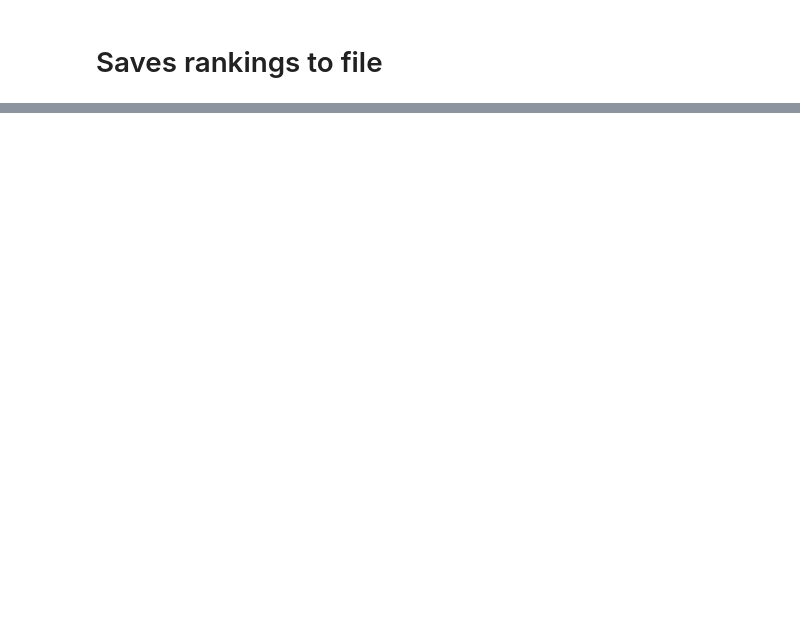
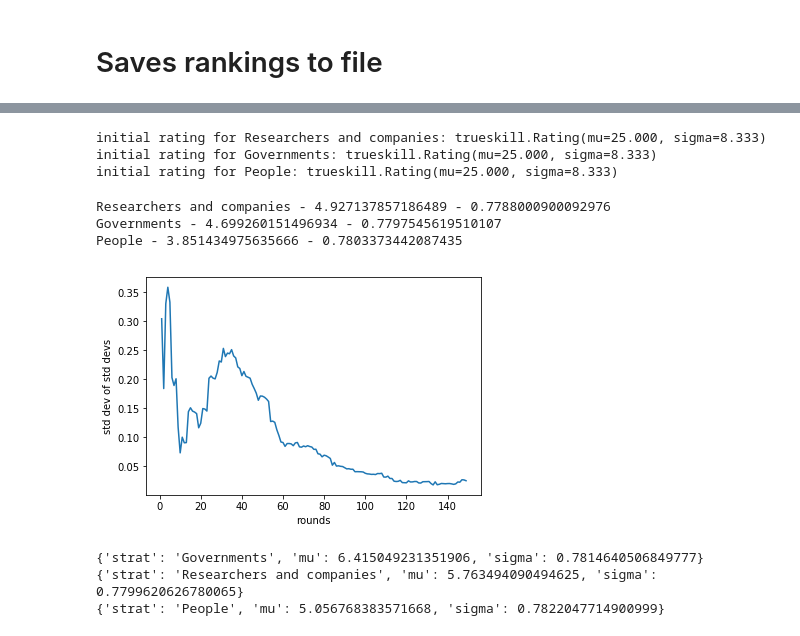
Before and after one commit to caluap/HCIN600-P2-Data_analysis, a Jupyter notebook: ratings.ipynb, the cells around one changed output, grey strips where cells are left out. Saved outputs shown, nothing was run; the diff lists cells and outputs as text; code cells hidden in the pictures; blank space fills up the shorter version.

Commit message:
creates the ranking per actor as well as the general one

```diff
--- a/ratings.ipynb
+++ b/ratings.ipynb
@@ -191,3 +185,5 @@ for i in range(400):
+# %%
+p_list, stdevs = shuffle(matches, len(ref), 150)
 # %%
 import matplotlib.pyplot as plt
 
@@ -246,0 +269,19 @@ with open('rankings.json', 'w') as outfile:
+# %%
+actor_players = []
+
+for i in range(len(ref_actors)):
+  p = trueskill.Rating()
+  print(f"initial rating for {ref_actors[i]}: {p}")
+  actor_players.append(p)
+# %% [output]
+initial rating for Researchers and companies: trueskill.Rating(mu=25.000, sigma=8.333)
+initial rating for Governments: trueskill.Rating(mu=25.000, sigma=8.333)
+initial rating for People: trueskill.Rating(mu=25.000, sigma=8.333)
+# %%
+# creates a list of “translated” matches
+
+translated_matches = []
+for i in range(len(matches)):
+  p0_i = ref_actors.index(actor_translation[ref[matches[i][0]]])
+  p1_i = ref_actors.index(actor_translation[ref[matches[i][1]]])
+  translated_matches.append([p0_i,p1_i])
@@ -246,0 +294,44 @@ with open('rankings.json', 'w') as outfile:
+# %%
+for i in range(len(ref_actors)):
+  print(f"{ref_actors[i]} - {actor_players[i].mu} - {actor_players[i].sigma}")
+# %% [output]
+Researchers and companies - 4.927137857186489 - 0.7788000900092976
+Governments - 4.699260151496934 - 0.7797545619510107
+People - 3.851434975635666 - 0.7803373442087435
+# %%
+p_list_actors, stdevs_actors = shuffle(translated_matches, len(actor_players), 150)
+# %%
+plt.plot(stdevs_actors[0],stdevs_actors[1])
+plt.ylabel('std dev of std devs')
+plt.xlabel('rounds')
+plt.show()
+# %% [output]
+[figure, added]
+# %%
+avg_mus_actors = []
+avg_sigmas_actors = []
+
+for i in range(len(ref_actors)):
+  avg_mus_actors.append(mean([p_list_actors[j][i].mu for j in range(len(p_list_actors))]))
+  avg_sigmas_actors.append(mean([p_list_actors[j][i].sigma for j in range(len(p_list_actors))]))
+
+
+
+rebuilt_actors_ranking = []
+for i in range(len(ref_actors)):
+  rebuilt_actors_ranking.append({
+      'strat': ref_actors[i],
+      'mu': avg_mus_actors[i],
+      'sigma': avg_sigmas_actors[i]
+    })
+
+rebuilt_actors_ranking.sort(key=lambda x: x['mu'], reverse=True)
+for i in range(len(ref_actors)):
+  print(rebuilt_actors_ranking[i])
+
+with open('rankings_actors.json', 'w') as outfile:
+  json.dump(rebuilt_actors_ranking, outfile)
+# %% [output]
+{'strat': 'Governments', 'mu': 6.415049231351906, 'sigma': 0.7814640506849777}
+{'strat': 'Researchers and companies', 'mu': 5.763494090494625, 'sigma': 0.7799620626780065}
+{'strat': 'People', 'mu': 5.056768383571668, 'sigma': 0.7822047714900999}
```
Also changed, not shown: parts of 11 cells of this notebook.
